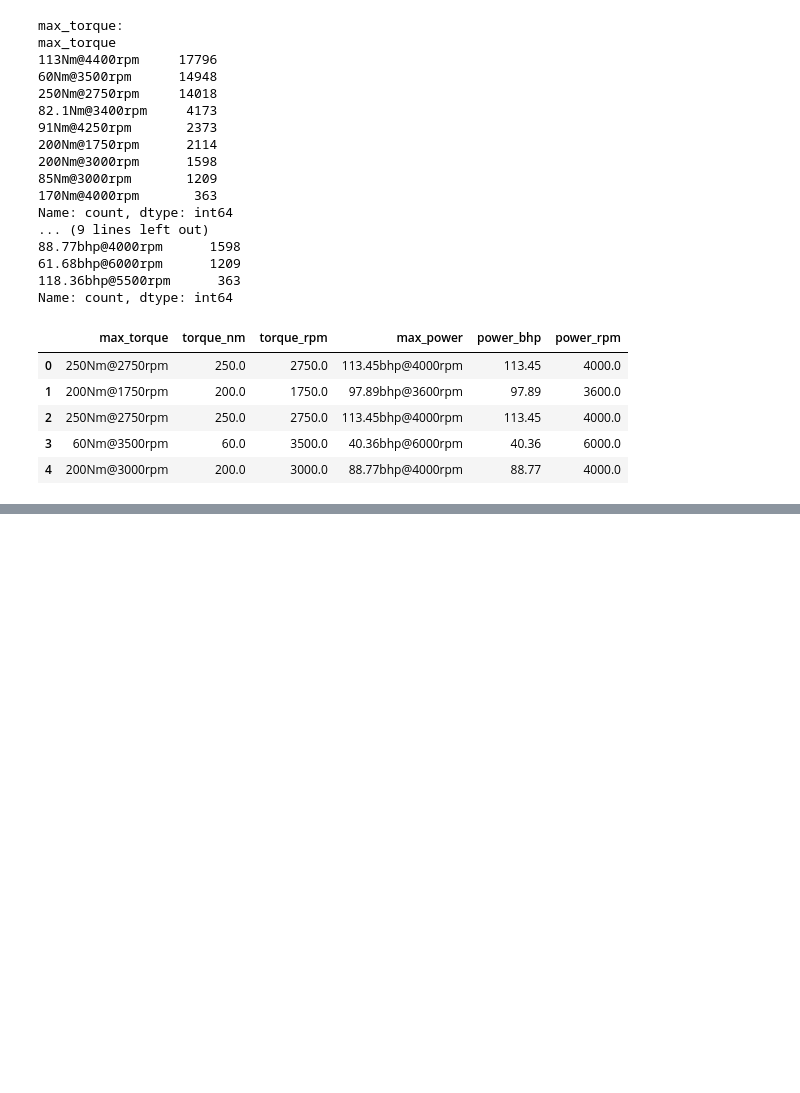
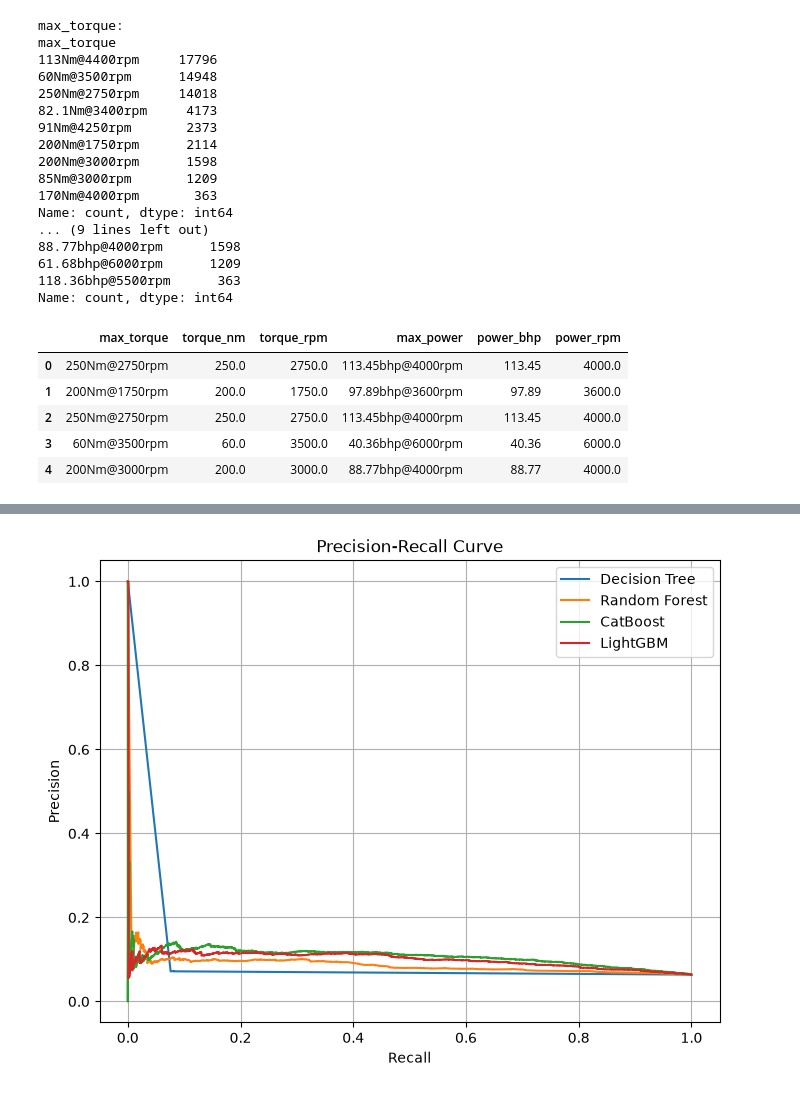
Before and after one commit to priyanshu-sahani-10/PolicyGuard, a Jupyter notebook: ml/insurance_claim_prediction.ipynb, the cells around one changed output, grey strips where cells are left out. Saved outputs shown, nothing was run; the diff lists cells and outputs as text; code cells hidden in the pictures; blank space fills up the shorter version.

Commit message:
feat: train and evaluate insurance claim models

```diff
--- a/ml/insurance_claim_prediction.ipynb
+++ b/ml/insurance_claim_prediction.ipynb
@@ -316,0 +341,8 @@ df[[
+# %%
+X = df.drop(columns=["claim_status"])
+y = df["claim_status"]
+
+print("X shape:", X.shape)
+print("y shape:", y.shape)
+print("\nTarget distribution:")
+print(y.value_counts())
@@ -316,0 +618,16 @@ df[[
+# %%
+thresholds = [0.10, 0.20, 0.30, 0.40, 0.50, 0.60, 0.70, 0.80, 0.90]
+
+for threshold in thresholds:
+    pred = (lgb_prob >= threshold).astype(int)
+
+    precision = precision_score(y_test, pred, zero_division=0)
+    recall = recall_score(y_test, pred, zero_division=0)
+    f1 = f1_score(y_test, pred, zero_division=0)
+
+    print(
+        f"Threshold: {threshold:.2f} | "
+        f"Precision: {precision:.4f} | "
+        f"Recall: {recall:.4f} | "
+        f"F1: {f1:.4f}"
+    )
@@ -316,0 +644,23 @@ df[[
+# %%
+import matplotlib.pyplot as plt
+from sklearn.metrics import precision_recall_curve
+
+plt.figure(figsize=(8, 6))
+
+for name, prob in {
+    "Decision Tree": dt_prob,
+    "Random Forest": rf_prob,
+    "CatBoost": cat_prob,
+    "LightGBM": lgb_prob
+}.items():
+    precision, recall, _ = precision_recall_curve(y_test, prob)
+    plt.plot(recall, precision, label=name)
+
+plt.xlabel("Recall")
+plt.ylabel("Precision")
+plt.title("Precision-Recall Curve")
+plt.legend()
+plt.grid()
+plt.show()
+# %% [output]
+[figure, added]
```
Also changed, not shown: parts of 18 cells of this notebook, 4 other files.
